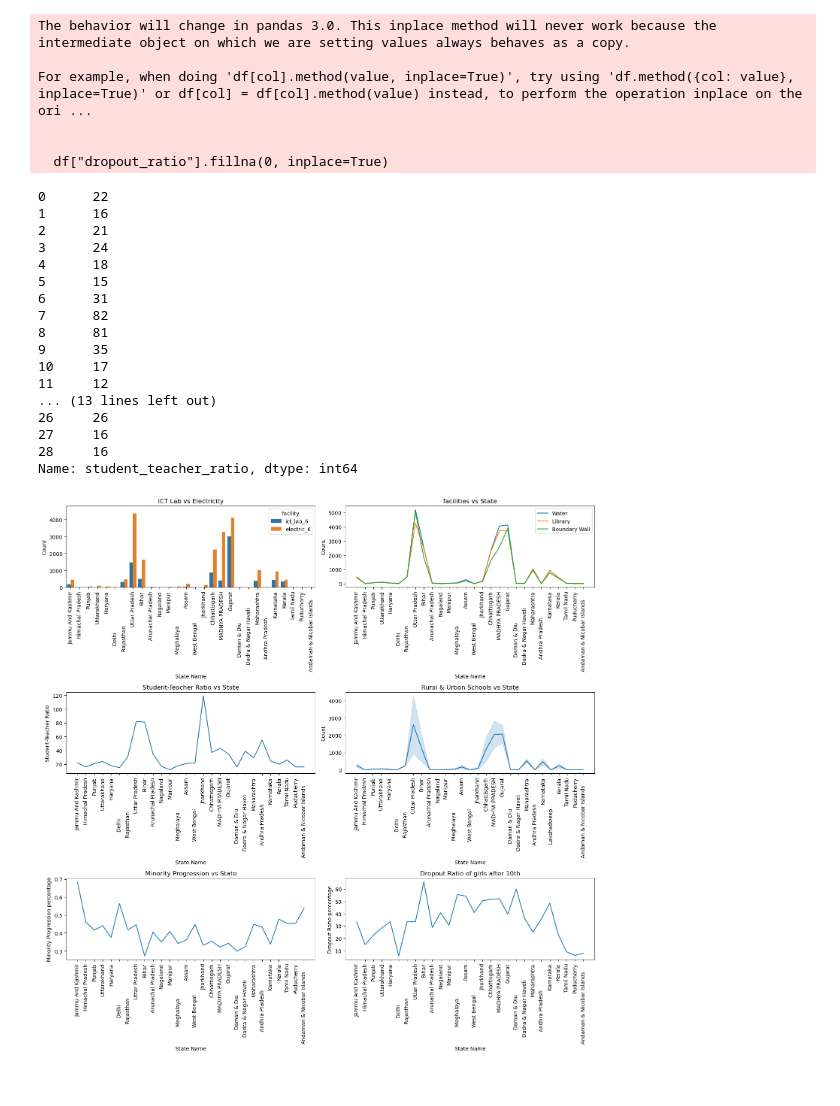
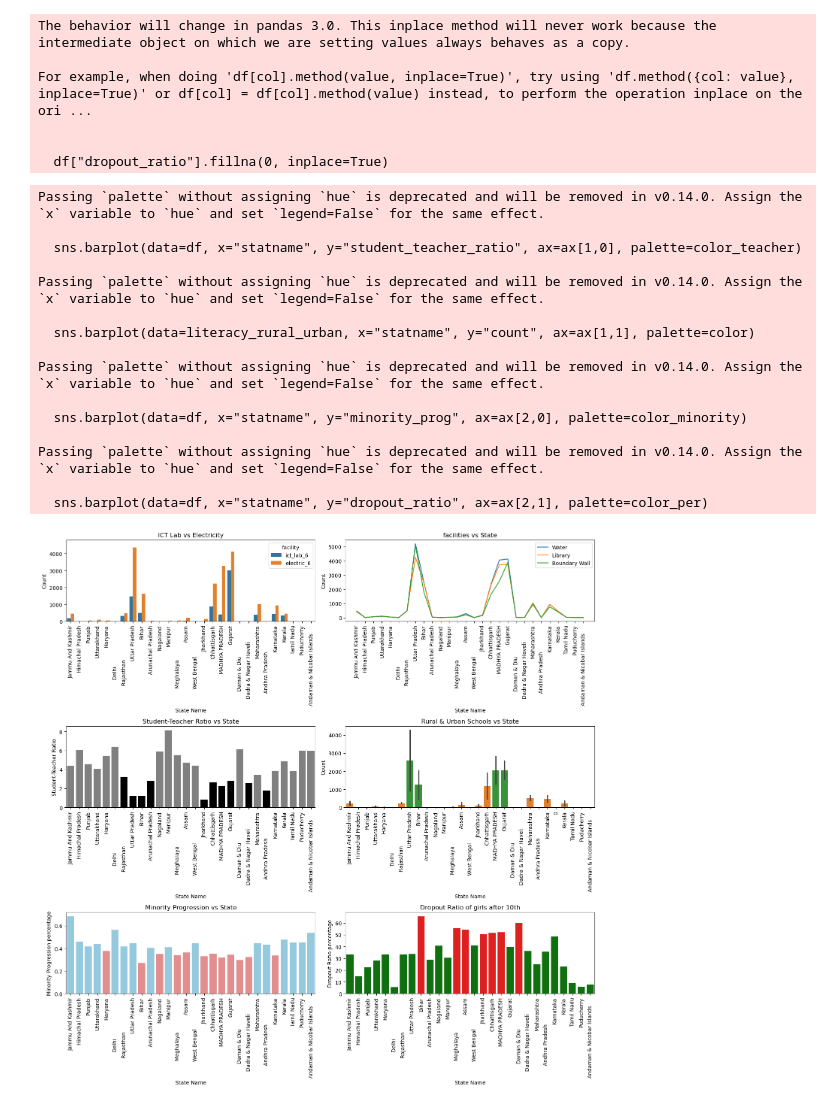
Before and after one commit to ayush12251/eda-analysis, a Jupyter notebook: 2015_2016 anaylis.ipynb, the cells around one changed output. Drawn from its saved outputs; the diff is of its cells as text; code cells hidden in the pictures.

```diff
--- a/2015_2016 anaylis.ipynb
+++ b/2015_2016 anaylis.ipynb
@@ -158,3 +158,4 @@ df
 # %%
-student_teacher_ratio=df['enr_6']/df['tch_6']
+student_teacher_ratio= df['tch_6']/df['enr_6']*100
 df=df.assign(student_teacher_ratio=student_teacher_ratio)
+df[["student_teacher_ratio","enr_6","tch_6"]]
@@ -200,30 +219,10 @@ For example, when doing 'df[col].method(value, inplace=True)', try using 'df.met
 
 
   df["dropout_ratio"].fillna(0, inplace=True)
-# %%
-df["student_teacher_ratio"]=df["student_teacher_ratio"].astype(int)
-df["student_teacher_ratio"]
-# %% [output]
-0      22
-1      16
-2      21
-3      24
-4      18
-5      15
-6      31
-7      82
-8      81
-9      35
-10     17
-11     12
-... (13 lines left out)
-26     26
-27     16
-28     16
-Name: student_teacher_ratio, dtype: int64
 # %%
 # Ensure correct dtypes for plotting
 df['statname'] = df['statname'].astype(str)
+cmap = plt.get_cmap("tab10")
 df[["water_6","library_6","bndrywall_6"]] = df[["water_6","library_6","bndrywall_6"]].apply(pd.to_numeric, errors='coerce')
 fig, ax = plt.subplots(3,2,figsize=(15,15))
 sns.lineplot(data=df, x="statname", y="water_6", ax=ax[0,1], label="Water")
@@ -238,35 +237,55 @@ ax[0,1].set_title("facilities vs State")
 
 sns.barplot(data=plot_df, x="statname", y="count", hue="facility", ax=ax[0,0])
 ax[0,0].set_xlabel("State Name")
 ax[0,0].set_ylabel("Count")
 ax[0,0].set_ylim(min(plot_df["count"]) * 0.9, max(plot_df["count"]) * 1.1)
 ax[0,0].tick_params(axis="x", rotation=90)
 ax[0,0].set_title("ICT Lab vs Electricity")
 fig.tight_layout()
+color_teacher=["grey" if c>3.3 else "black" for c in df["student_teacher_ratio"]]  # Example colors for student-teacher ratio
 
-sns.lineplot(data=df, x="statname", y="student_teacher_ratio", ax=ax[1,0])
+sns.barplot(data=df, x="statname", y="student_teacher_ratio", ax=ax[1,0], palette=color_teacher)
 ax[1,0].set_xlabel("State Name")
 ax[1,0].set_ylabel("Student-Teacher Ratio")
 ax[1,0].tick_params(axis="x", rotation=90)
 ax[1,0].set_title("Student-Teacher Ratio vs State")
-sns.lineplot(data=literacy_rural_urban, x="statname", y="count", ax=ax[1,1])
+color=[cmap.colors[1] if c<2000 else cmap.colors[2] for c in literacy_rural_urban["count"]]  # Example colors for rural and urban
+
+sns.barplot(data=literacy_rural_urban, x="statname", y="count", ax=ax[1,1], palette=color)
 ax[1,1].set_title("Rural vs Urban Literacy Rate")
 ax[1,1].set_xlabel("State Name")
 ax[1,1].set_ylabel("Count")
 ax[1,1].tick_params(axis="x", rotation=90)
 ax[1,1].set_title("Rural & Urban Schools vs State")
+color_minority=["skyblue" if c>.4 else "lightcoral" for c in df["minority_prog"]]  # Example colors for minority progression
 
 
-sns.lineplot(data=df, x="statname", y="minority_prog", ax=ax[2,0])
+sns.barplot(data=df, x="statname", y="minority_prog", ax=ax[2,0], palette=color_minority)
 ax[2,0].set_xlabel("State Name")
 ax[2,0].set_ylabel("Minority Progression percentage")
 ax[2,0].tick_params(axis="x", rotation=90)
 ax[2,0].set_title("Minority Progression vs State")
-sns.lineplot(data=df, x="statname", y="dropout_ratio", ax=ax[2,1])
+color_per=["red" if c>50 else "green" for c in df["dropout_ratio"]]  # Example colors for dropout ratio
+sns.barplot(data=df, x="statname", y="dropout_ratio", ax=ax[2,1], palette=color_per)
 ax[2,1].set_xlabel("State Name")
 ax[2,1].set_ylabel("Dropout Ratio percentage")
 ax[2,1].tick_params(axis="x", rotation=90)
 ax[2,1].set_title("Dropout Ratio of girls after 10th")
 fig.tight_layout()
 # %% [output]
+Passing `palette` without assigning `hue` is deprecated and will be removed in v0.14.0. Assign the `x` variable to `hue` and set `legend=False` for the same effect.
+
+  sns.barplot(data=df, x="statname", y="student_teacher_ratio", ax=ax[1,0], palette=color_teacher)
+
+Passing `palette` without assigning `hue` is deprecated and will be removed in v0.14.0. Assign the `x` variable to `hue` and set `legend=False` for the same effect.
+
+  sns.barplot(data=literacy_rural_urban, x="statname", y="count", ax=ax[1,1], palette=color)
+
+Passing `palette` without assigning `hue` is deprecated and will be removed in v0.14.0. Assign the `x` variable to `hue` and set `legend=False` for the same effect.
+
+  sns.barplot(data=df, x="statname", y="minority_prog", ax=ax[2,0], palette=color_minority)
+
+Passing `palette` without assigning `hue` is deprecated and will be removed in v0.14.0. Assign the `x` variable to `hue` and set `legend=False` for the same effect.
+
+  sns.barplot(data=df, x="statname", y="dropout_ratio", ax=ax[2,1], palette=color_per)
-[figure, old version]
+[figure, new version]
```
Also changed, not shown: parts of 3 cells of this notebook.
